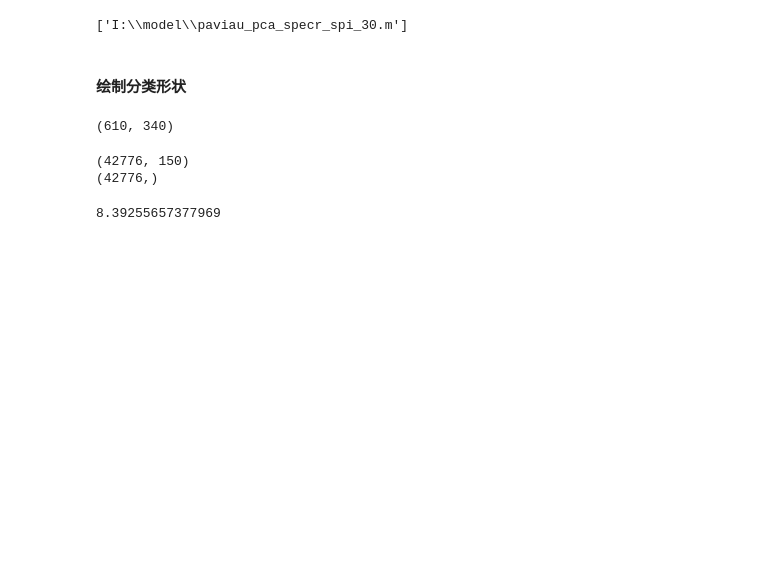
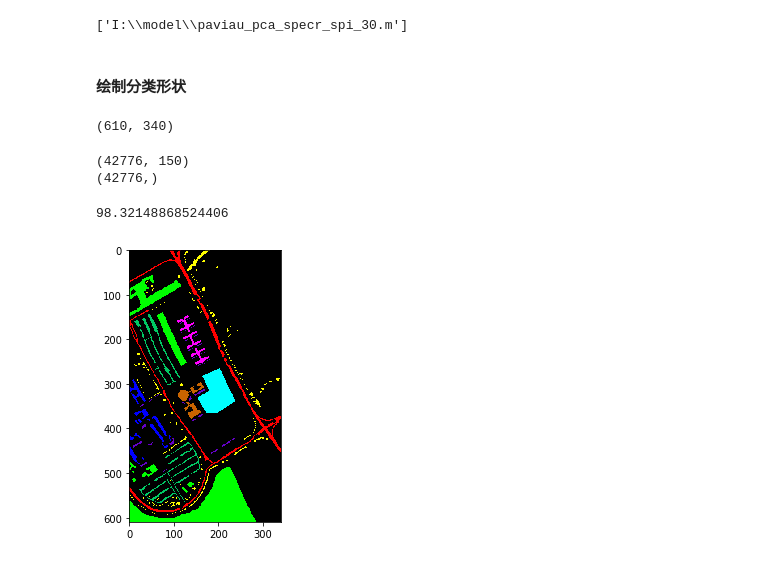
Before and after one commit to SemieZX/matrix_and_vector, a Jupyter notebook: HPI_CH3_EX/PaviaU_pca.ipynb, the cells around one changed output. Cells and saved outputs as stored; diff of their text form; code cells hidden in the pictures; blank space fills up the shorter version.

```diff
--- a/HPI_CH3_EX/PaviaU_pca.ipynb
+++ b/HPI_CH3_EX/PaviaU_pca.ipynb
@@ -304,9 +304,14 @@ print(label_test.shape)
 (42776,)
 # %%
 #提取分类器并分类
-clf = joblib.load('I:\model\pca_specr_spi_30.m')
+clf = joblib.load('I:\model\paviau_pca_specr_spi_30.m')
 predict_label = clf.predict(data_test)
 accuracy = metrics.accuracy_score(label_test,predict_label)*100
 print (accuracy)
 # %% [output]
-8.39255657377969
+98.32148868524406
+# %%
+# 原图
+ground_truth = spectral.imshow(classes = output_image.astype(int),figsize =(5,5))
+# %% [output]
+[figure, added]
```
Also changed, not shown: parts of 3 cells of this notebook, 5 other files.
